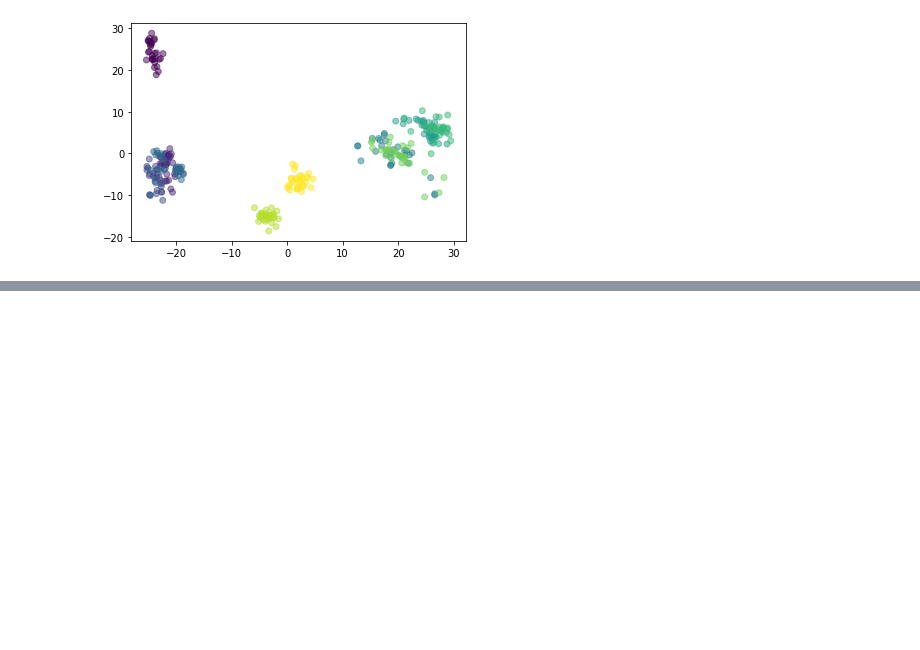
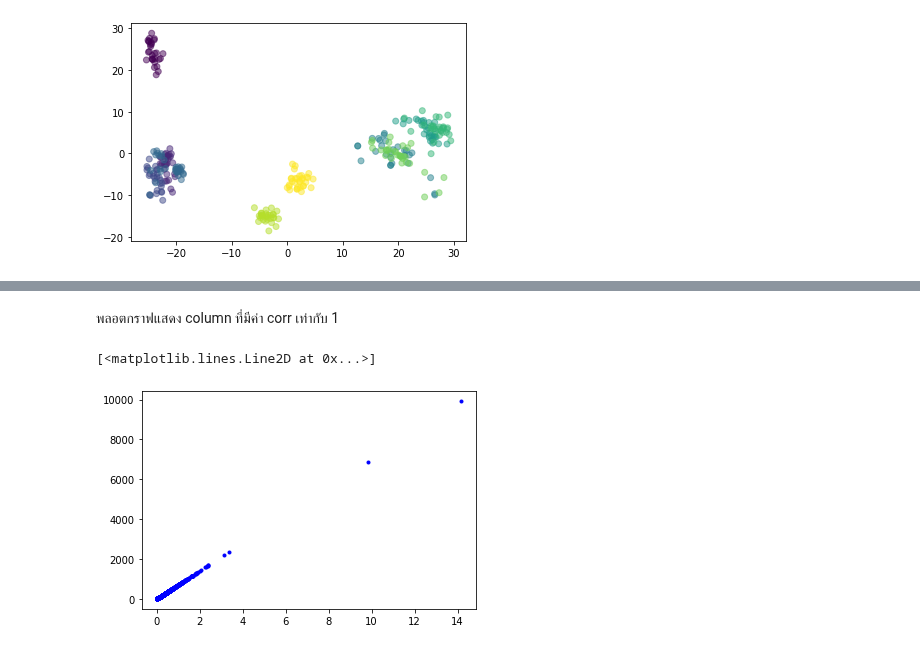
Before and after one commit to team0243/multivariate, a Jupyter notebook: Exam01.ipynb, the cells around one changed output, grey strips where cells are left out. Saved outputs shown, nothing was run; the diff lists cells and outputs as text; code cells hidden in the pictures; blank space fills up the shorter version.

```diff
--- a/Exam01.ipynb
+++ b/Exam01.ipynb
@@ -192,0 +275,3 @@ plt.legend()
+# %%
+newdata = data.iloc[:,7:]   #ตั้งแต่หลัก 0-7 ข้อมูลไม่มีตัวเลขซึ่งเราไม่ได้ใช้ ดังนั้นตัดทิ้งโลด
+newdata.head()
@@ -192,0 +324,7 @@ plt.legend()
+# %% [markdown]
+พลอตกราฟแสดง column ที่มีค่า corr เท่ากับ 1
+# %%
+plt.plot(newdata.iloc[:,35],newdata.iloc[:,20],'b.')
+# %% [output]
+[<matplotlib.lines.Line2D at 0x...>]
+[figure, added]
```
Also changed, not shown: parts of 63 cells of this notebook.
